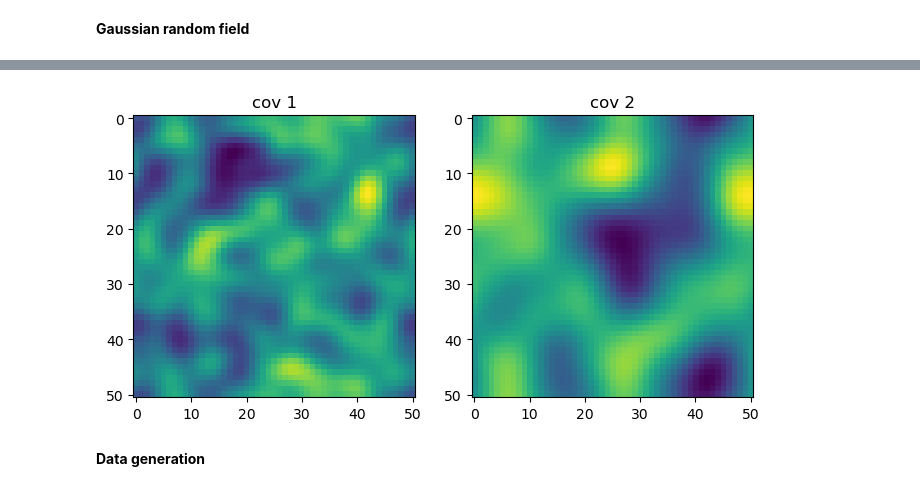
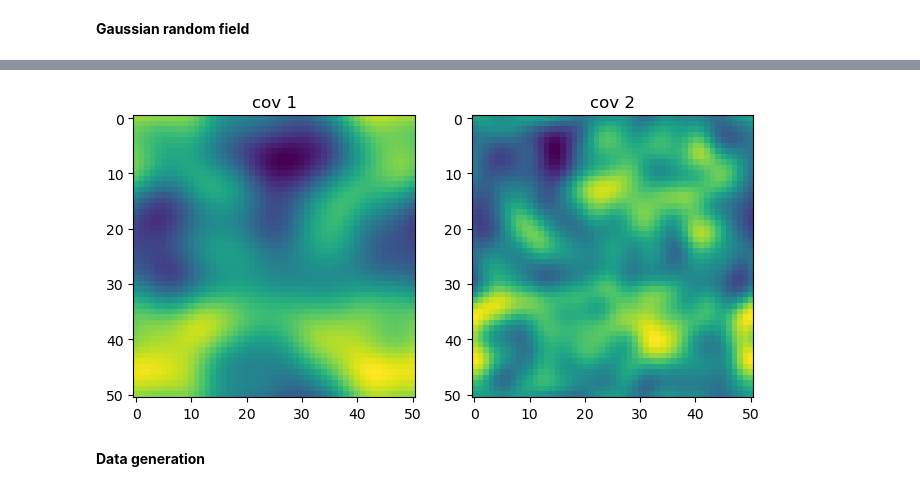
Before and after one commit to ctorney/mssf-vi, a Jupyter notebook: synthetic_inference/mssf_hmc-NP.ipynb, the cells around one changed output, grey strips where cells are left out. Cells and saved outputs as stored; diff of their text form; code cells hidden in the pictures.

```diff
--- a/synthetic_inference/mssf_hmc-NP.ipynb
+++ b/synthetic_inference/mssf_hmc-NP.ipynb
@@ -40,7 +40,7 @@ xx, yy = np.meshgrid(x,y)
 
 positions = np.vstack([xx.ravel(), yy.ravel()]).T
 
-len_scale_1 = 5
+len_scale_1 =10 #5
 period = np.float64(L)
 periodic_len = (2**0.5)*len_scale_1*np.pi/period
 
@@ -52,7 +52,7 @@ samples = gp.sample()
 cov1 = samples.numpy().reshape(51,51)
 
 
-len_scale_2 = 10
+len_scale_2 =5 #10
 period = np.float64(L)
 periodic_len = (2**0.5)*len_scale_2*np.pi/period
 
@@ -78,4 +78,4 @@ cov_cube = np.stack((cov1,cov2))
-[figure, old version]
+[figure, new version]
 # %% [markdown]
 **Data generation**
 # %%
```
Also changed, not shown: parts of 7 cells of this notebook, 4 other files.
